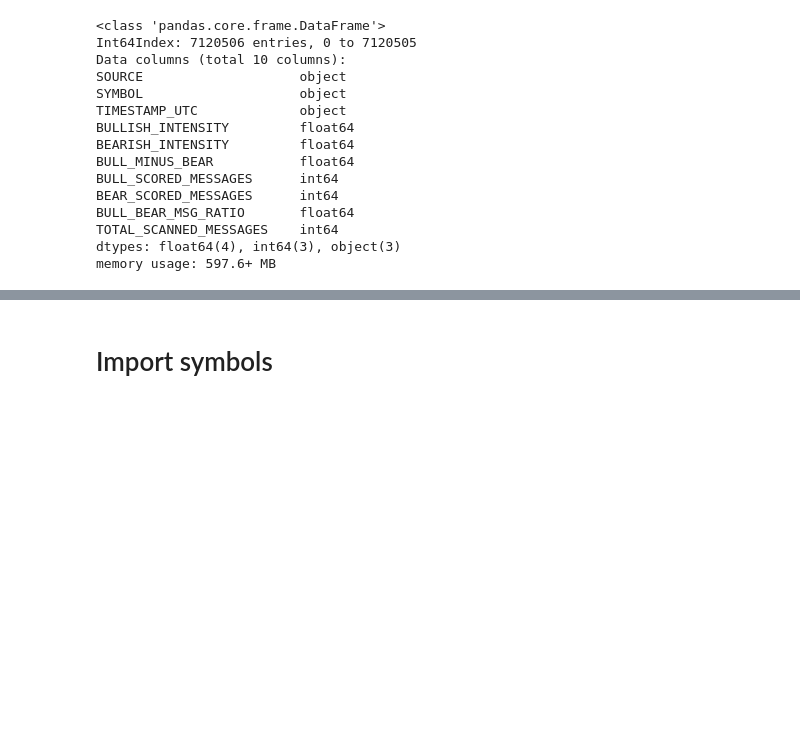
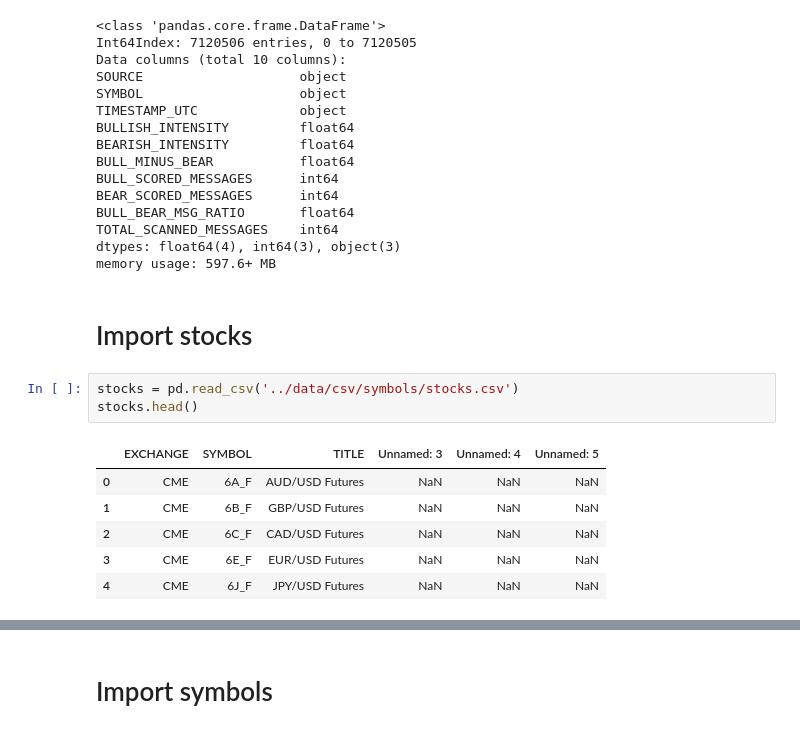
Before and after one commit to densekernel/sentisignal, a Jupyter notebook: Daily_descriptives_company.ipynb, the cells around one changed output, grey strips where cells are left out. Cells and saved outputs as stored; diff of their text form; blank space fills up the shorter version.

```diff
--- a/Daily_descriptives_company.ipynb
+++ b/Daily_descriptives_company.ipynb
@@ -37,3 +37,15 @@ BULL_BEAR_MSG_RATIO       float64
 TOTAL_SCANNED_MESSAGES    int64
 dtypes: float64(4), int64(3), object(3)
 memory usage: 597.6+ MB
+# %% [markdown]
+# Import stocks
+# %%
+stocks = pd.read_csv('../data/csv/symbols/stocks.csv')
+stocks.head()
+# %% [output]
+|  | EXCHANGE | SYMBOL | TITLE | Unnamed: 3 | Unnamed: 4 | Unnamed: 5 |
+| 0 | CME | 6A_F | AUD/USD Futures | NaN | NaN | NaN |
+| 1 | CME | 6B_F | GBP/USD Futures | NaN | NaN | NaN |
+| 2 | CME | 6C_F | CAD/USD Futures | NaN | NaN | NaN |
+| 3 | CME | 6E_F | EUR/USD Futures | NaN | NaN | NaN |
+| 4 | CME | 6J_F | JPY/USD Futures | NaN | NaN | NaN |
```
Also changed, not shown: parts of 17 cells of this notebook, 4 other files.
